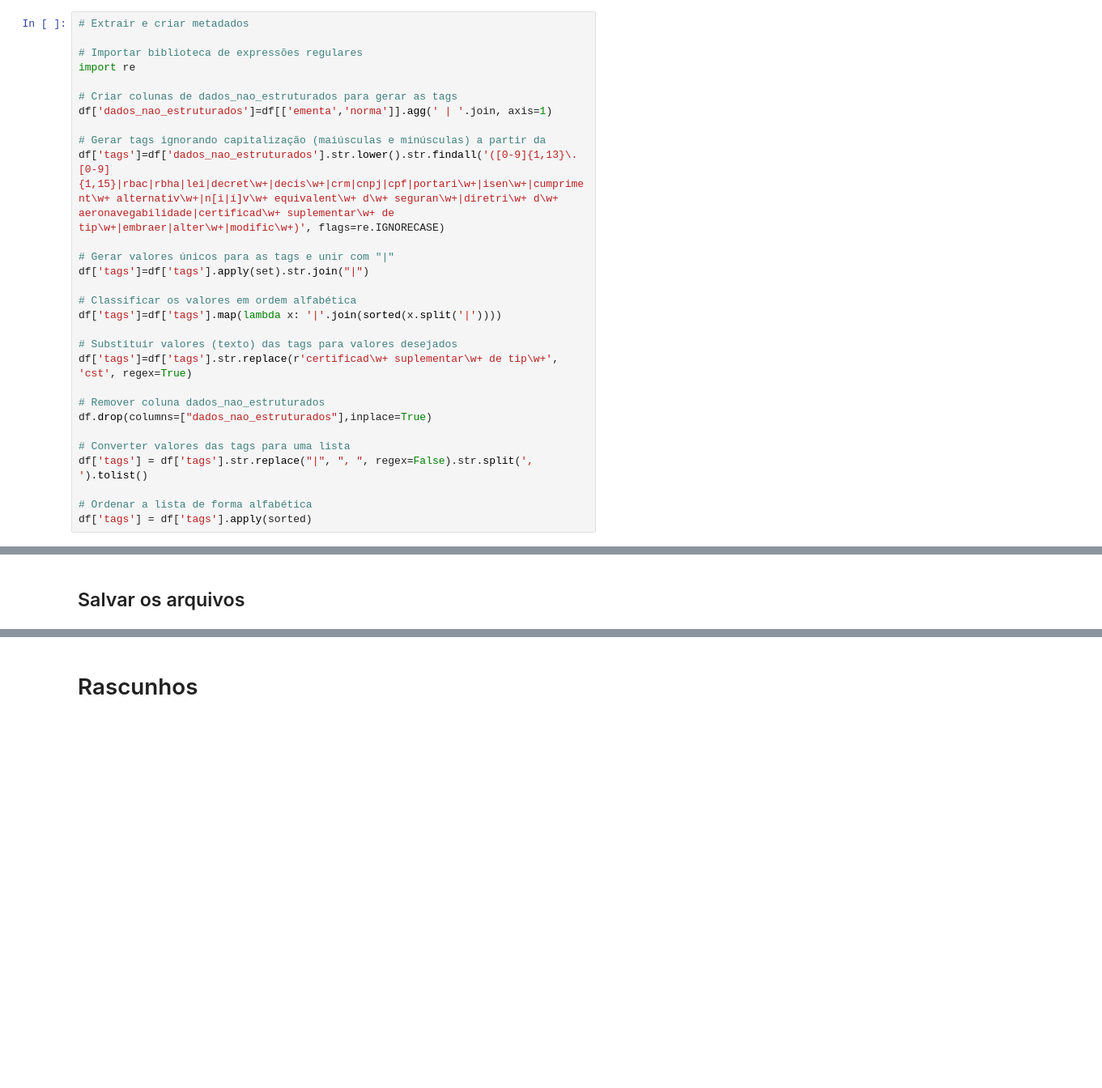
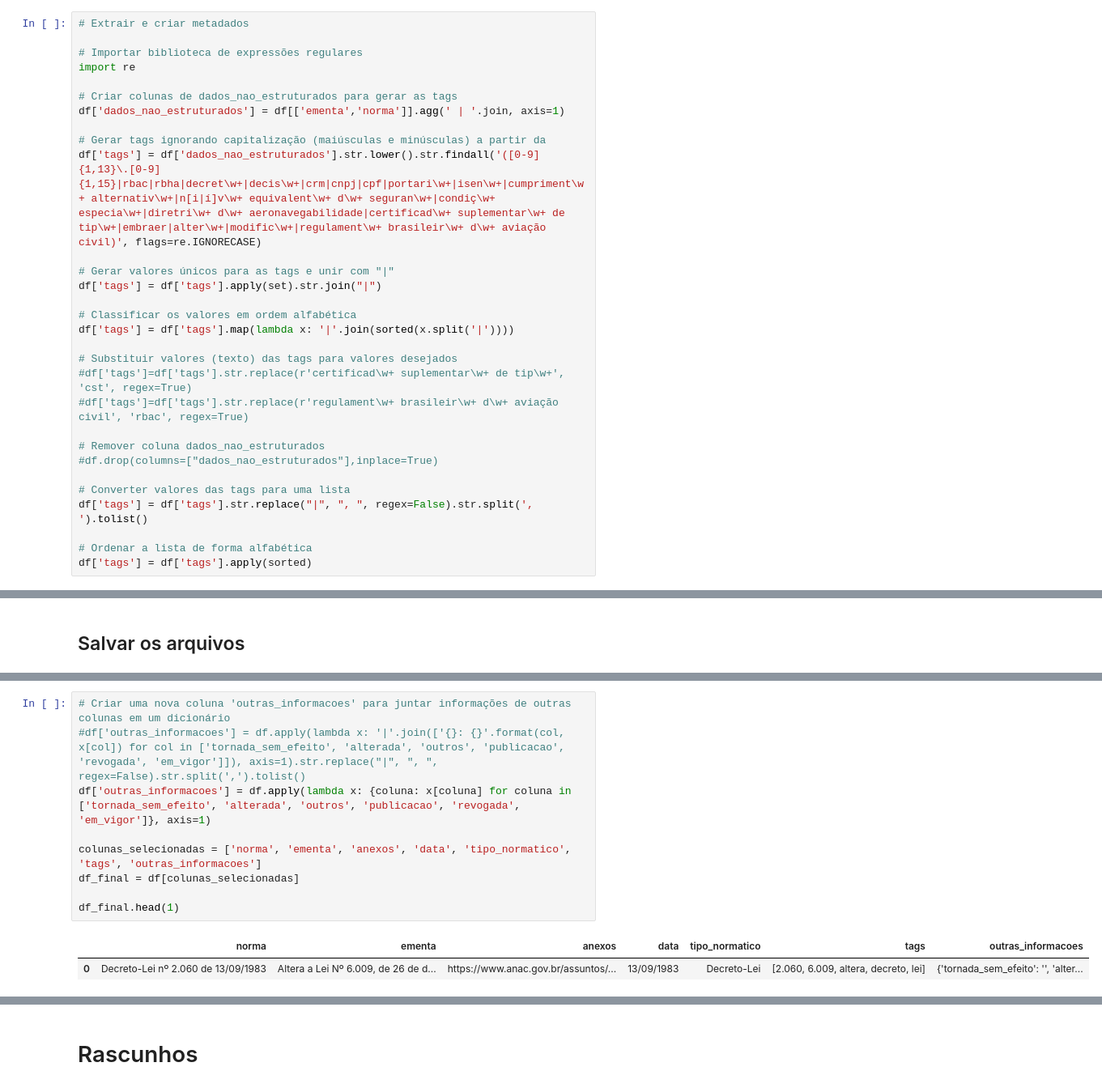
Before and after one commit to gabrielmacedoanac/ANAC, a Jupyter notebook: regulmanentos_anac.ipynb, the cells around one changed output, grey strips where cells are left out. Shown at 81% size. Drawn from its saved outputs; the diff is of its cells as text; blank space fills up the shorter version.

```diff
--- a/regulmanentos_anac.ipynb
+++ b/regulmanentos_anac.ipynb
@@ -54,22 +137,23 @@ df['anexos']=df['anexos'].str.replace('@@download/', '/@@display-file/')
 import re
 
 # Criar colunas de dados_nao_estruturados para gerar as tags
-df['dados_nao_estruturados']=df[['ementa','norma']].agg(' | '.join, axis=1)
+df['dados_nao_estruturados'] = df[['ementa','norma']].agg(' | '.join, axis=1)
 
 # Gerar tags ignorando capitalização (maiúsculas e minúsculas) a partir da
-df['tags']=df['dados_nao_estruturados'].str.lower().str.findall('([0-9]{1,13}\.[0-9]{1,15}|rbac|rbha|lei|decret\w+|decis\w+|crm|cnpj|cpf|portari\w+|isen\w+|cumpriment\w+ alternativ\w+|n[i|í]v\w+ equivalent\w+ d\w+ seguran\w+|diretri\w+ d\w+ aeronavegabilidade|certificad\w+ suplementar\w+ de tip\w+|embraer|alter\w+|modific\w+)', flags=re.IGNORECASE)
+df['tags'] = df['dados_nao_estruturados'].str.lower().str.findall('([0-9]{1,13}\.[0-9]{1,15}|rbac|rbha|decret\w+|decis\w+|crm|cnpj|cpf|portari\w+|isen\w+|cumpriment\w+ alternativ\w+|n[i|í]v\w+ equivalent\w+ d\w+ seguran\w+|condiç\w+ especia\w+|diretri\w+ d\w+ aeronavegabilidade|certificad\w+ suplementar\w+ de tip\w+|embraer|alter\w+|modific\w+|regulament\w+ brasileir\w+ d\w+ aviação civil)', flags=re.IGNORECASE)
 
 # Gerar valores únicos para as tags e unir com "|"
-df['tags']=df['tags'].apply(set).str.join("|")
+df['tags'] = df['tags'].apply(set).str.join("|")
 
 # Classificar os valores em ordem alfabética
-df['tags']=df['tags'].map(lambda x: '|'.join(sorted(x.split('|'))))
+df['tags'] = df['tags'].map(lambda x: '|'.join(sorted(x.split('|'))))
 
 # Substituir valores (texto) das tags para valores desejados
-df['tags']=df['tags'].str.replace(r'certificad\w+ suplementar\w+ de tip\w+', 'cst', regex=True)
+#df['tags']=df['tags'].str.replace(r'certificad\w+ suplementar\w+ de tip\w+', 'cst', regex=True)
+#df['tags']=df['tags'].str.replace(r'regulament\w+ brasileir\w+ d\w+ aviação civil', 'rbac', regex=True)
 
 # Remover coluna dados_nao_estruturados
-df.drop(columns=["dados_nao_estruturados"],inplace=True)
+#df.drop(columns=["dados_nao_estruturados"],inplace=True)
 
 # Converter valores das tags para uma lista
 df['tags'] = df['tags'].str.replace("|", ", ", regex=False).str.split(', ').tolist()
@@ -125,0 +283,12 @@ files.download('/content/drive/MyDrive/ANAC/regulamentos-anac-tags.json')
+# %%
+# Criar uma nova coluna 'outras_informacoes' para juntar informações de outras colunas em um dicionário
+#df['outras_informacoes'] = df.apply(lambda x: '|'.join(['{}: {}'.format(col, x[col]) for col in ['tornada_sem_efeito', 'alterada', 'outros', 'publicacao', 'revogada', 'em_vigor']]), axis=1).str.replace("|", ", ", regex=False).str.split(',').tolist()
+df['outras_informacoes'] = df.apply(lambda x: {coluna: x[coluna] for coluna in ['tornada_sem_efeito', 'alterada', 'outros', 'publicacao', 'revogada', 'em_vigor']}, axis=1)
+
+colunas_selecionadas = ['norma', 'ementa', 'anexos', 'data', 'tipo_normatico', 'tags', 'outras_informacoes']
+df_final = df[colunas_selecionadas]
+
+df_final.head(1)
+# %% [output]
+|  | norma | ementa | anexos | data | tipo_normatico | tags | outras_informacoes |
+| 0 | Decreto-Lei nº 2.060 de 13/09/1983 | Altera a Lei Nº 6.009, de 26 de d... | https://www.anac.gov.br/assuntos/... | 13/09/1983 | Decreto-Lei | [2.060, 6.009, altera, decreto, lei] | {'tornada_sem_efeito': '', 'alter... |
```
Also changed, not shown: parts of 17 cells of this notebook.
